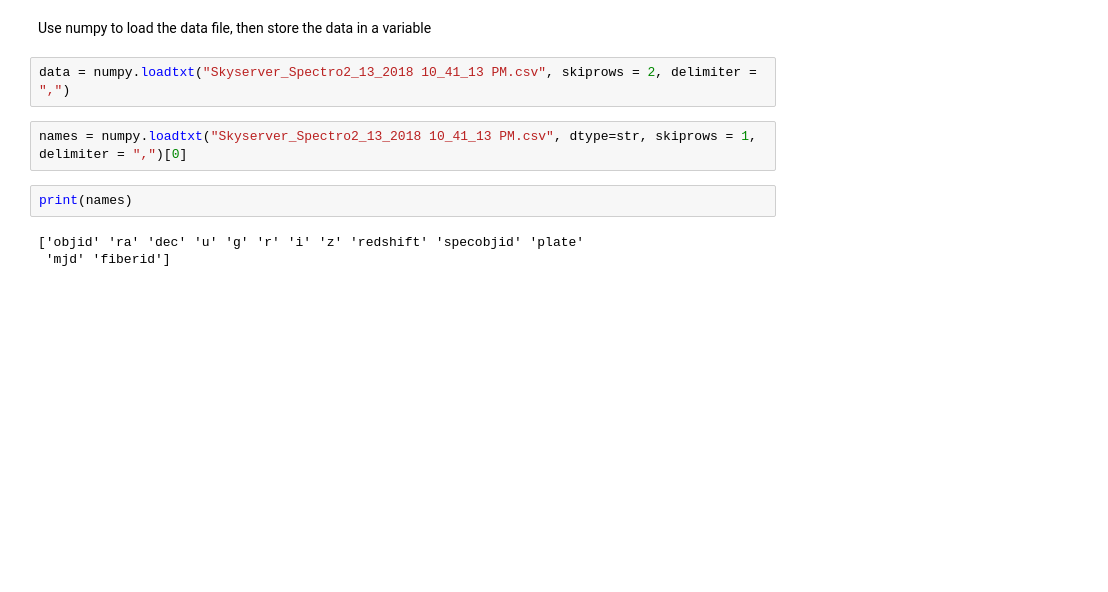
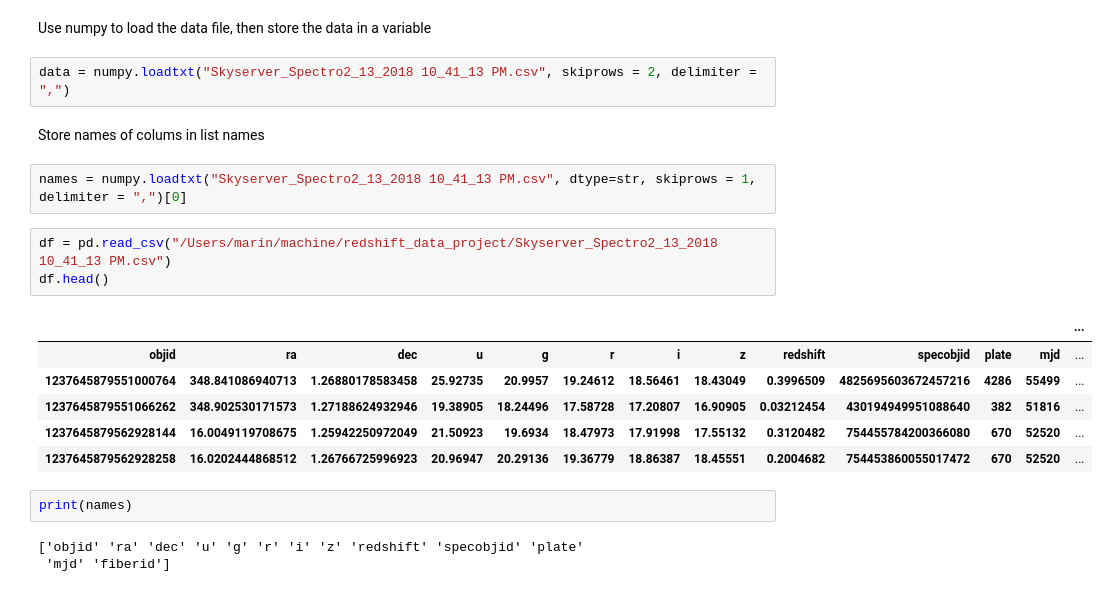
Before and after one commit to marin-hyatt/redshift_data_project, a Jupyter notebook: Marin Hyatt Machine Learning.ipynb, the cells around one changed output. Cells and saved outputs as stored; diff of their text form; blank space fills up the shorter version.

Commit message:
Created a dataframe from the csv file

```diff
--- a/Marin Hyatt Machine Learning.ipynb
+++ b/Marin Hyatt Machine Learning.ipynb
@@ -7,8 +8,20 @@ import matplotlib.pyplot as plt
 Use numpy to load the data file, then store the data in a variable
 # %%
 data = numpy.loadtxt("Skyserver_Spectro2_13_2018 10_41_13 PM.csv", skiprows = 2, delimiter = ",")
+# %% [markdown]
+Store names of colums in list names
 # %%
 names = numpy.loadtxt("Skyserver_Spectro2_13_2018 10_41_13 PM.csv", dtype=str, skiprows = 1, delimiter = ",")[0]
+# %%
+df = pd.read_csv("/Users/marin/machine/redshift_data_project/Skyserver_Spectro2_13_2018 10_41_13 PM.csv")
+df.head()
+# %% [output]
+|  |  |  |  |  |  |  |  |  |  |  |  | ... |
+| objid | ra | dec | u | g | r | i | z | redshift | specobjid | plate | mjd | ... |
+| 1237645879551000764 | 348.841086940713 | 1.26880178583458 | 25.92735 | 20.9957 | 19.24612 | 18.56461 | 18.43049 | 0.3996509 | 4825695603672457216 | 4286 | 55499 | ... |
+| 1237645879551066262 | 348.902530171573 | 1.27188624932946 | 19.38905 | 18.24496 | 17.58728 | 17.20807 | 16.90905 | 0.03212454 | 430194949951088640 | 382 | 51816 | ... |
+| 1237645879562928144 | 16.0049119708675 | 1.25942250972049 | 21.50923 | 19.6934 | 18.47973 | 17.91998 | 17.55132 | 0.3120482 | 754455784200366080 | 670 | 52520 | ... |
+| 1237645879562928258 | 16.0202444868512 | 1.26766725996923 | 20.96947 | 20.29136 | 19.36779 | 18.86387 | 18.45551 | 0.2004682 | 754453860055017472 | 670 | 52520 | ... |
 # %%
 print(names)
 # %% [output]
```
Also changed, not shown: parts of 1 cell of this notebook.
